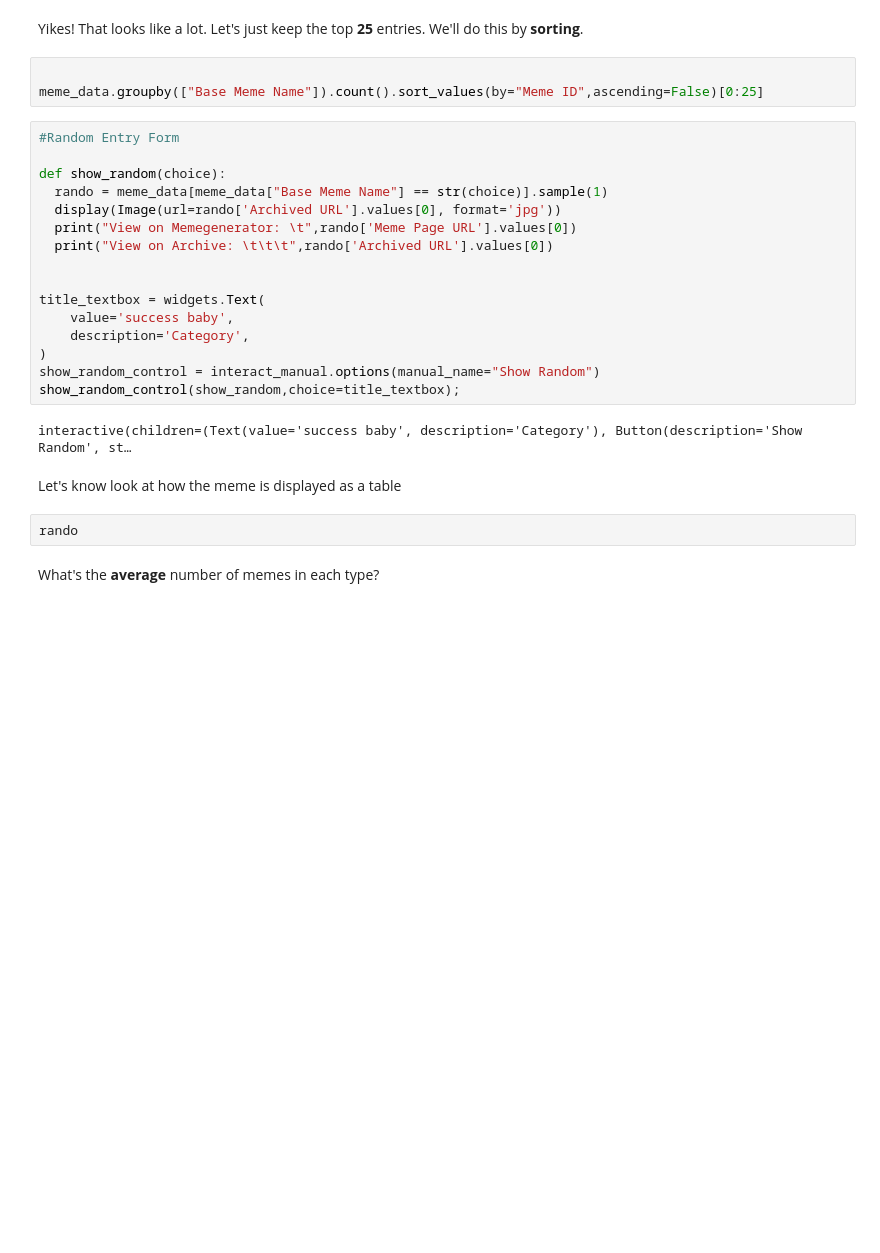
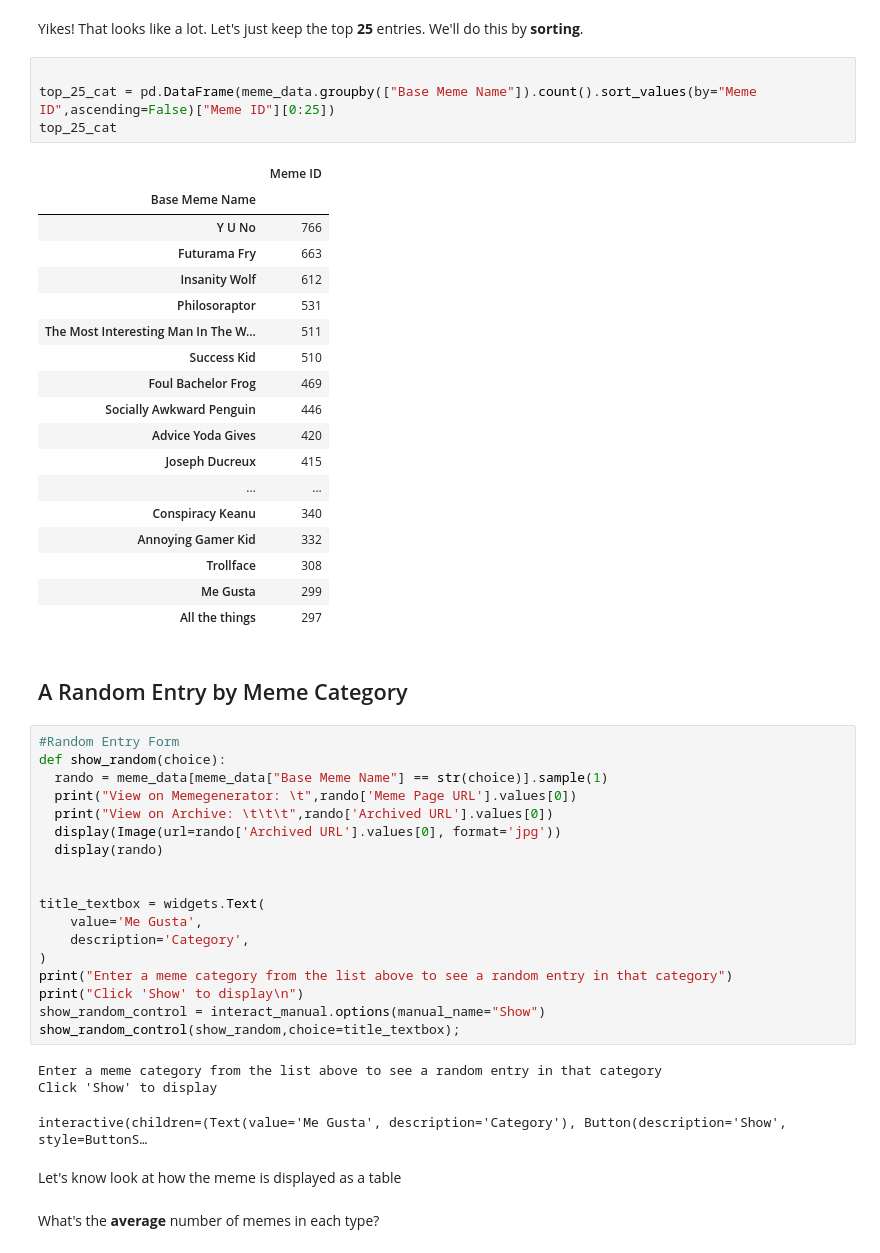
Before and after one commit to BrockDSL/Analyzing_Web_Archives, a Jupyter notebook: Meme_Web_Archive_Exploration.ipynb, the cells around one changed output. Drawn from its saved outputs; the diff is of its cells as text; blank space fills up the shorter version.

```diff
--- a/Meme_Web_Archive_Exploration.ipynb
+++ b/Meme_Web_Archive_Exploration.ipynb
@@ -101,29 +121,53 @@ meme_data.groupby(["Base Meme Name"]).count()
 Yikes! That looks like a lot. Let's just keep the top **25** entries. We'll do this by **sorting**.
 # %%
 
-meme_data.groupby(["Base Meme Name"]).count().sort_values(by="Meme ID",ascending=False)[0:25]
+top_25_cat = pd.DataFrame(meme_data.groupby(["Base Meme Name"]).count().sort_values(by="Meme ID",ascending=False)["Meme ID"][0:25])
+top_25_cat
+# %% [output]
+|  | Meme ID |
+| Base Meme Name |  |
+| Y U No | 766 |
+| Futurama Fry | 663 |
+| Insanity Wolf | 612 |
+| Philosoraptor | 531 |
+| The Most Interesting Man In The W... | 511 |
+| Success Kid | 510 |
+| Foul Bachelor Frog | 469 |
+| Socially Awkward Penguin | 446 |
+| Advice Yoda Gives | 420 |
+| Joseph Ducreux | 415 |
+| ... | ... |
+| Conspiracy Keanu | 340 |
+| Annoying Gamer Kid | 332 |
+| Trollface | 308 |
+| Me Gusta | 299 |
+| All the things | 297 |
+# %% [markdown]
+## A Random Entry by Meme Category
 # %%
 #Random Entry Form
-
 def show_random(choice):
   rando = meme_data[meme_data["Base Meme Name"] == str(choice)].sample(1)
-  display(Image(url=rando['Archived URL'].values[0], format='jpg'))
   print("View on Memegenerator: \t",rando['Meme Page URL'].values[0])
   print("View on Archive: \t\t\t",rando['Archived URL'].values[0])
+  display(Image(url=rando['Archived URL'].values[0], format='jpg'))
+  display(rando)
 
 
 title_textbox = widgets.Text(
-    value='success baby',
+    value='Me Gusta',
     description='Category',
 )
-show_random_control = interact_manual.options(manual_name="Show Random")
+print("Enter a meme category from the list above to see a random entry in that category")
+print("Click 'Show' to display\n")
+show_random_control = interact_manual.options(manual_name="Show")
 show_random_control(show_random,choice=title_textbox);
 # %% [output]
-interactive(children=(Text(value='success baby', description='Category'), Button(description='Show Random', st…
+Enter a meme category from the list above to see a random entry in that category
+Click 'Show' to display
+interactive(children=(Text(value='Me Gusta', description='Category'), Button(description='Show', style=ButtonS…
 # %% [markdown]
 Let's know look at how the meme is displayed as a table
-# %%
-rando
 # %% [markdown]
 What's the **average** number of memes in each type?
 # %%
```
Also changed, not shown: parts of 47 cells of this notebook.
